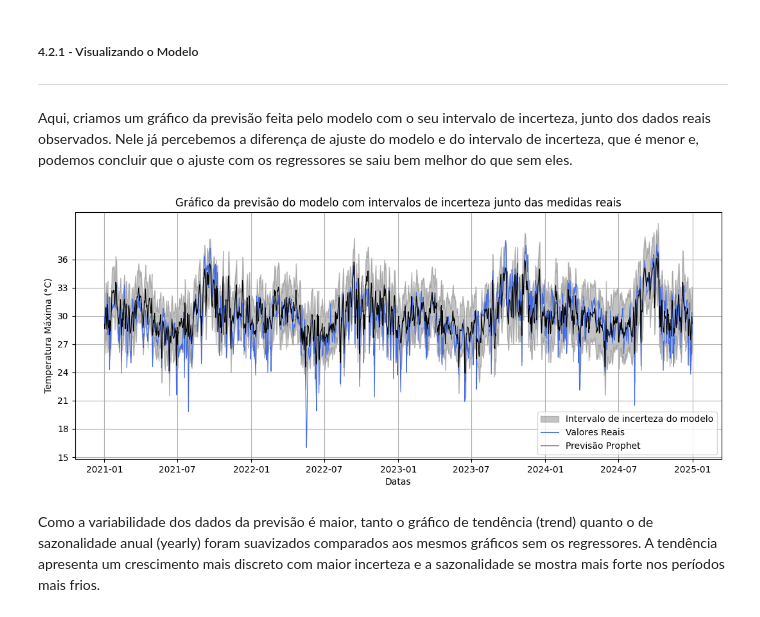
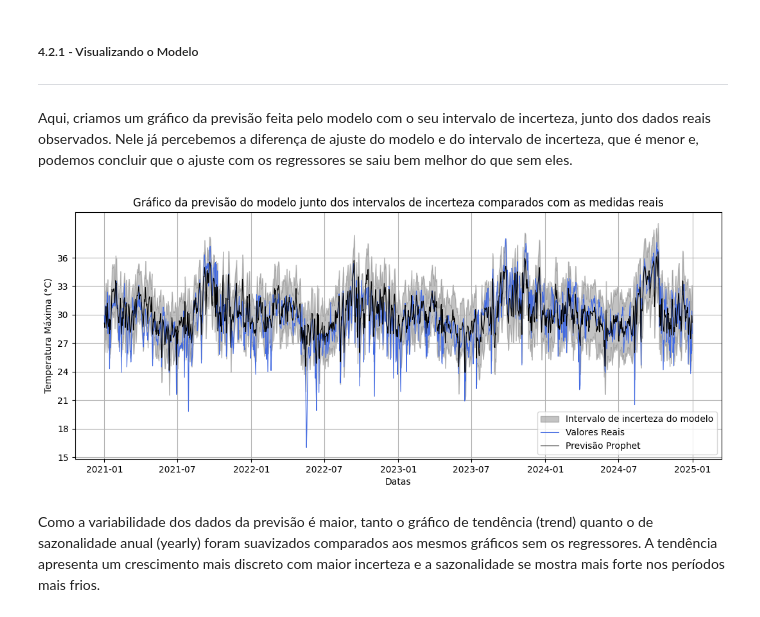
Before and after one commit to paula-belr/series-temporais-temperatura, a Jupyter notebook: atividade_extensionista_II.ipynb, the cells around one changed output. Cells and saved outputs as stored; diff of their text form; code cells hidden in the pictures.

```diff
--- a/atividade_extensionista_II.ipynb
+++ b/atividade_extensionista_II.ipynb
@@ -908,35 +906,35 @@ fig_reg, ax = plt.subplots()
 
 fig_reg.set_size_inches(13, 5)
 
-ax.set_title('Gráfico da previsão do modelo com intervalos de incerteza junto das medidas reais')
+ax.set_title('Gráfico da previsão do modelo junto dos intervalos de incerteza comparados com as medidas reais')
 ax.set_xlabel('Datas')
 ax.set_ylabel('Temperatura Máxima (°C)')
 ax.set_yticks(np.arange(15, 39, 3))
 
 ax.fill_between(previsao_reg['ds'],
                  previsao_reg['yhat_lower'],
                  previsao_reg['yhat_upper'],
                  color='dimgray',
                  alpha=0.4,
                  label='Intervalo de incerteza do modelo')
 
 ax.plot(teste_reg['ds'],
         teste_reg['y'],
         label = 'Valores Reais',
         c = 'royalblue',
         lw = 0.8)
 
 ax.plot(previsao_reg['ds'],
         previsao_reg['yhat'],
         label = 'Previsão Prophet',
         c = 'black',
         lw = 0.8)
 
 ax.legend()
 ax.grid()
 fig_reg.show()
 # %% [output]
-[figure, old version]
+[figure, new version]
 # %% [markdown]
 Como a variabilidade dos dados da previsão é maior, tanto o gráfico de tendência (trend) quanto o de sazonalidade anual (yearly) foram suavizados comparados aos mesmos gráficos sem os regressores. A tendência apresenta um crescimento mais discreto com maior incerteza e a sazonalidade se mostra mais forte nos períodos mais frios.
 # %%
```
Also changed, not shown: parts of 11 cells of this notebook.
